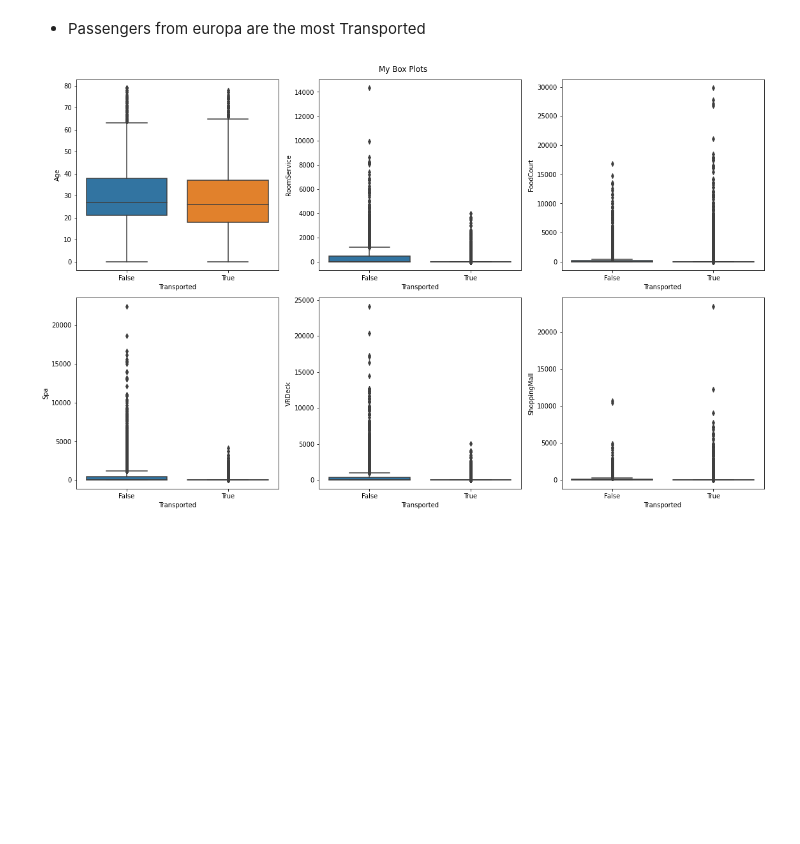
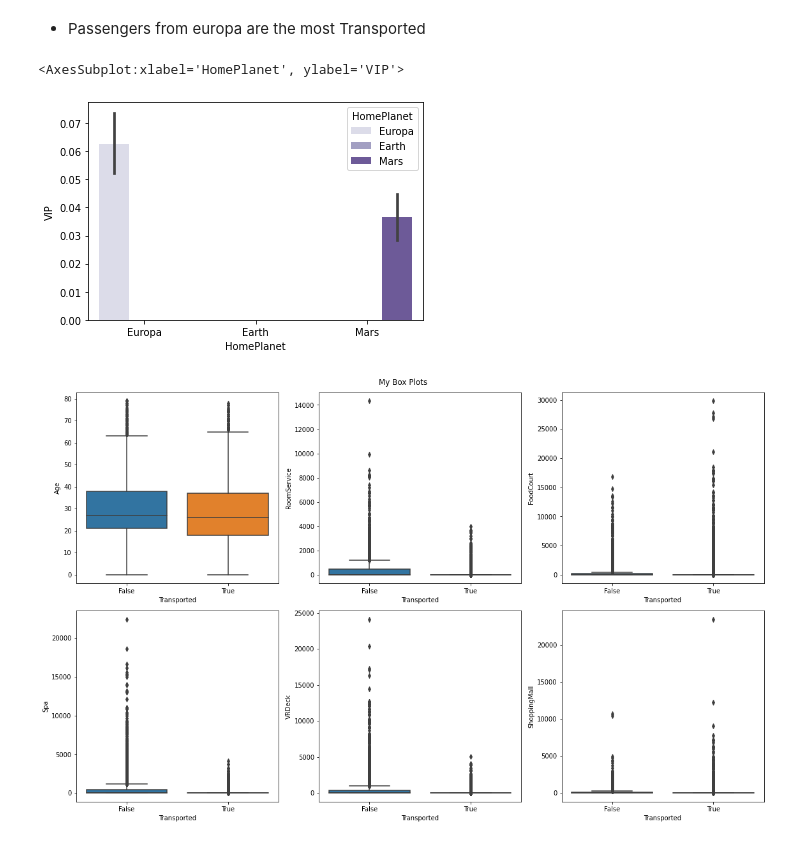
Before and after one commit to KONA1005/kaggle, a Jupyter notebook: space/seulki-dojeon.ipynb, the cells around one changed output. Drawn from its saved outputs; the diff is of its cells as text; code cells hidden in the pictures; blank space fills up the shorter version.

```diff
--- a/space/seulki-dojeon.ipynb
+++ b/space/seulki-dojeon.ipynb
@@ -286,6 +286,11 @@ sns.barplot(x = 'HomePlanet',y = 'Transported',hue = 'HomePlanet',data = train,
 [figure]
 # %% [markdown]
 - Passengers from europa are the most Transported
+# %%
+sns.barplot(x = 'HomePlanet',y = 'VIP',hue = 'HomePlanet',data = train, palette = "Purples")
+# %% [output]
+<AxesSubplot:xlabel='HomePlanet', ylabel='VIP'>
+[figure, added]
 # %%
 fig, ax = plt.subplots(2, 3, figsize=(16, 10)) # 그래프의 행과 열 지정 및, 이미지 사이즈 지정
 data = train.copy()
```
Also changed, not shown: parts of 8 cells of this notebook.
